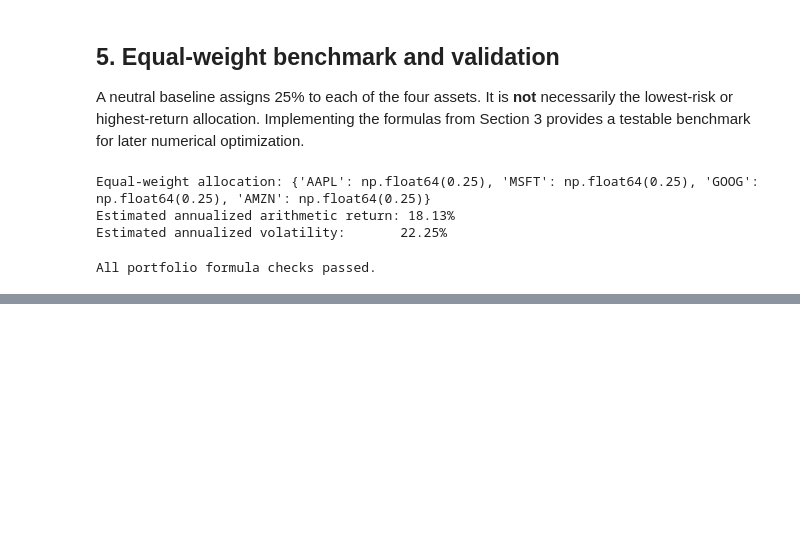
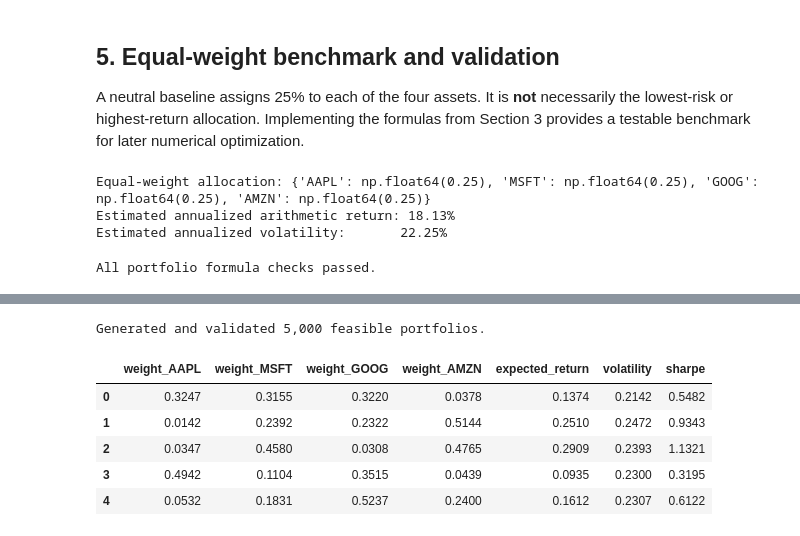
Before and after one commit to nikolaymihalev/modern-portfolio-theory, a Jupyter notebook: portfolio_optimization.ipynb, the cells around one changed output, grey strips where cells are left out. Saved outputs shown, nothing was run; the diff lists cells and outputs as text; code cells hidden in the pictures; blank space fills up the shorter version.

```diff
--- a/portfolio_optimization.ipynb
+++ b/portfolio_optimization.ipynb
@@ -221,0 +219,53 @@ All portfolio formula checks passed.
+# %%
+# Reproducible random search (sampling portfolio weights, NOT future prices).
+N_PORTFOLIOS = 5_000
+RANDOM_SEED = 42
+ASSUMED_RISK_FREE_RATE = 0.02  # annualized, hypothetical
+
+rng = np.random.default_rng(RANDOM_SEED)
+random_weights = rng.dirichlet(np.ones(len(ASSETS)), size=N_PORTFOLIOS)
+
+# All simulated portfolios satisfy the long-only, fully invested constraints.
+assert random_weights.shape == (N_PORTFOLIOS, len(ASSETS))
+assert np.all(random_weights >= 0.0)
+assert np.allclose(random_weights.sum(axis=1), 1.0, atol=1e-12)
+assert np.allclose(
+    random_weights[:3],
+    np.random.default_rng(RANDOM_SEED).dirichlet(np.ones(len(ASSETS)), size=3),
+)
+
+mean_vector = annual_mean.to_numpy(dtype=float)
+covariance_matrix = annual_cov.to_numpy(dtype=float)
+
+# Vectorized versions of w.T @ mu and sqrt(w.T @ Sigma @ w).
+simulated_returns = random_weights @ mean_vector
+simulated_variances = np.einsum(
+    "ij,jk,ik->i", random_weights, covariance_matrix, random_weights
+)
+simulated_volatilities = np.sqrt(np.maximum(simulated_variances, 0.0))
+assert np.all(simulated_volatilities > 0)
+simulated_sharpe = (
+    simulated_returns - ASSUMED_RISK_FREE_RATE
+) / simulated_volatilities
+
+# Verify the vectorized computation against the earlier single-portfolio function.
+for i in range(10):
+    r, v = portfolio_statistics(random_weights[i], annual_mean, annual_cov)
+    assert np.isclose(simulated_returns[i], r, rtol=1e-12)
+    assert np.isclose(simulated_volatilities[i], v, rtol=1e-12)
+
+simulated = pd.DataFrame(random_weights, columns=[f"weight_{a}" for a in ASSETS])
+simulated["expected_return"] = simulated_returns
+simulated["volatility"] = simulated_volatilities
+simulated["sharpe"] = simulated_sharpe
+
+print(f"Generated and validated {len(simulated):,} feasible portfolios.")
+display(simulated.head().round(4))
+# %% [output]
+Generated and validated 5,000 feasible portfolios.
+|  | weight_AAPL | weight_MSFT | weight_GOOG | weight_AMZN | expected_return | volatility | sharpe |
+| 0 | 0.3247 | 0.3155 | 0.3220 | 0.0378 | 0.1374 | 0.2142 | 0.5482 |
+| 1 | 0.0142 | 0.2392 | 0.2322 | 0.5144 | 0.2510 | 0.2472 | 0.9343 |
+| 2 | 0.0347 | 0.4580 | 0.0308 | 0.4765 | 0.2909 | 0.2393 | 1.1321 |
+| 3 | 0.4942 | 0.1104 | 0.3515 | 0.0439 | 0.0935 | 0.2300 | 0.3195 |
+| 4 | 0.0532 | 0.1831 | 0.5237 | 0.2400 | 0.1612 | 0.2307 | 0.6122 |
```
Also changed, not shown: parts of 11 cells of this notebook, 1 other file.
